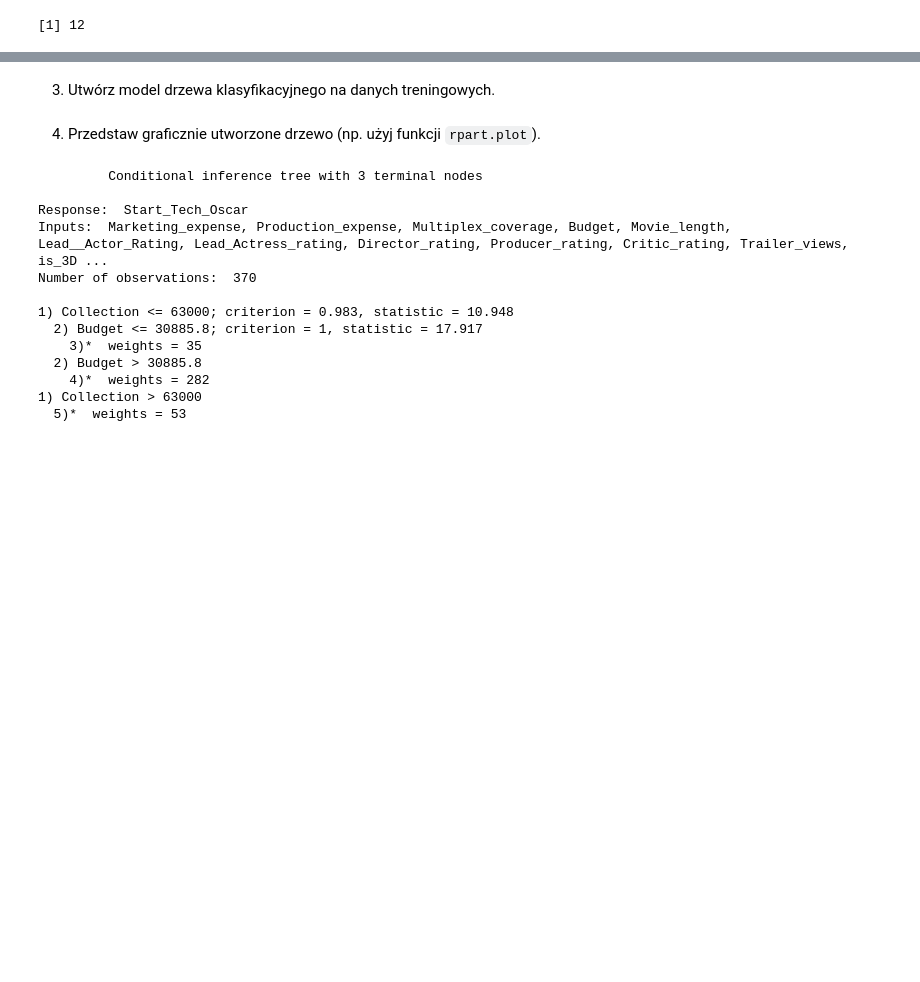
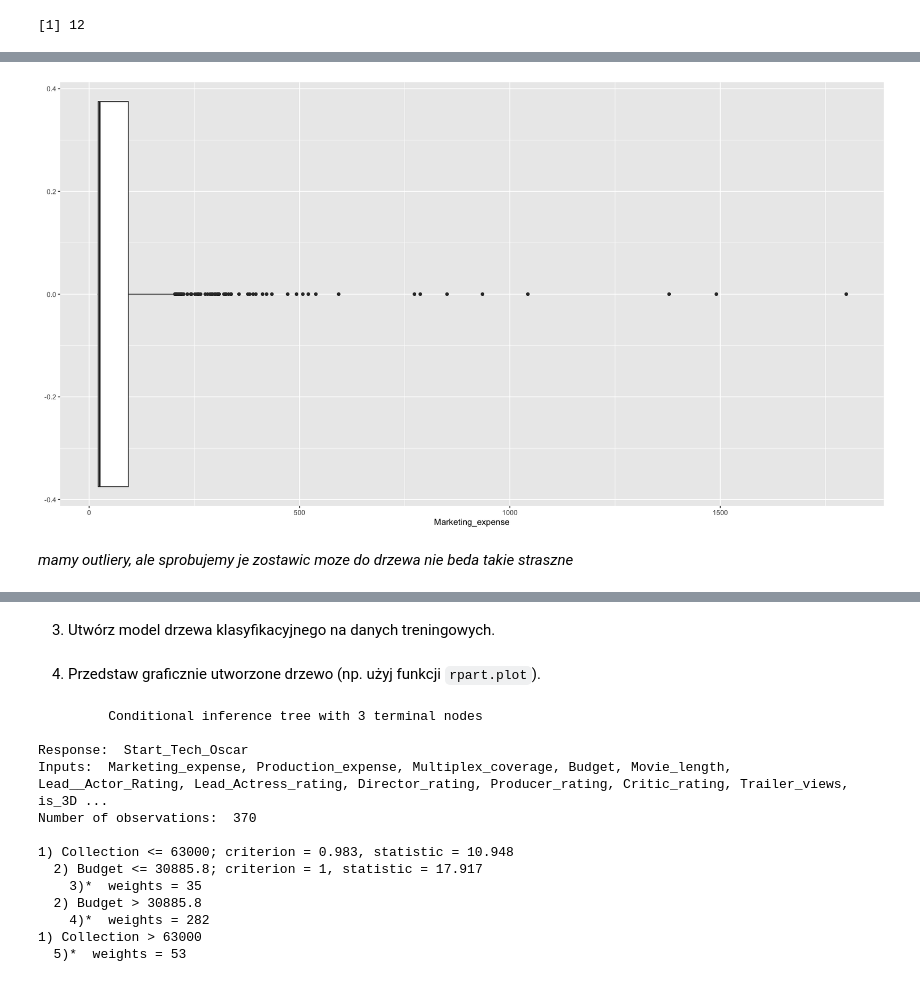
Before and after one commit to stawarzkrzysztof/uczenie_maszynowe_ifs2024, a Jupyter notebook: 06_11_2024/05-UM2024_drzewa_decyzyjne.ipynb, the cells around one changed output, grey strips where cells are left out. Saved outputs shown, nothing was run; the diff lists cells and outputs as text; code cells hidden in the pictures; blank space fills up the shorter version.

```diff
--- a/06_11_2024/05-UM2024_drzewa_decyzyjne.ipynb
+++ b/06_11_2024/05-UM2024_drzewa_decyzyjne.ipynb
@@ -253,3 +247,7 @@ movies <- movies %>%
 # %%
-# ggplot(movies, aes(x=Marketing_expense)) +
-#     geom_boxplot()
+ggplot(movies, aes(x=Marketing_expense)) +
+    geom_boxplot()
+# %% [output]
+[figure, added]
+# %% [markdown]
+*mamy outliery, ale sprobujemy je zostawic moze do drzewa nie beda takie straszne*
```
Also changed, not shown: parts of 36 cells of this notebook.
